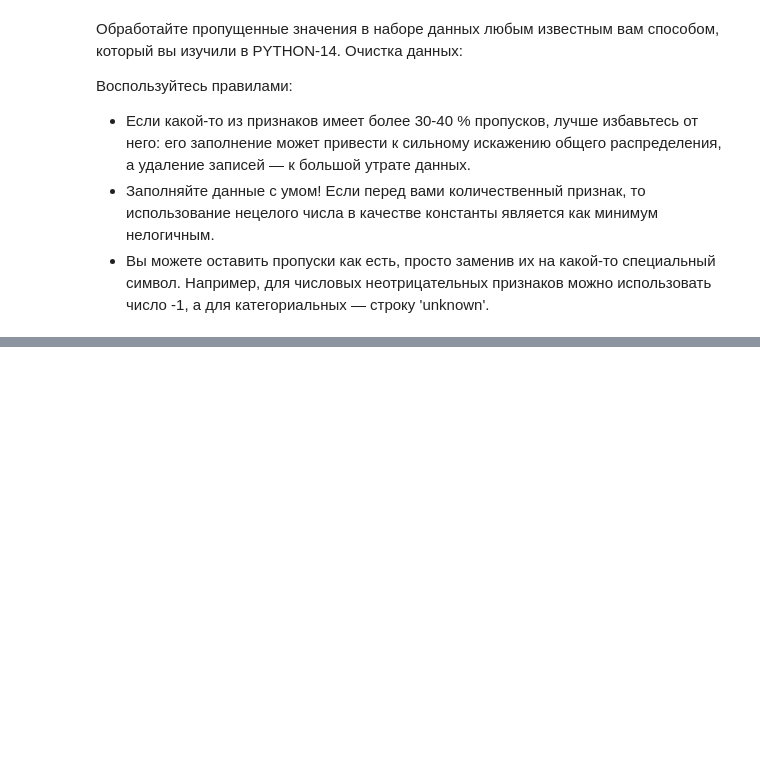
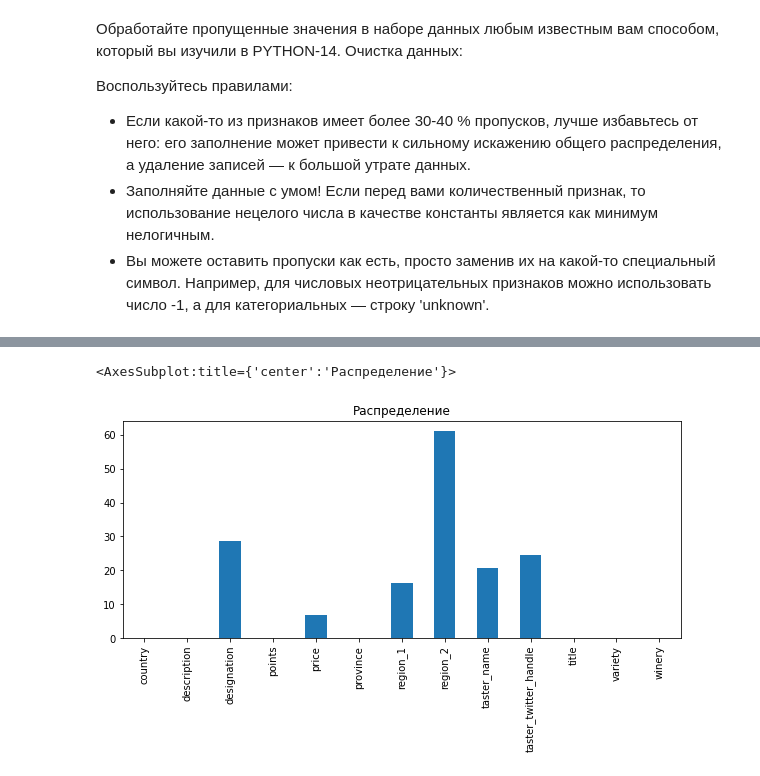
Before and after one commit to AleksejRum/sf_data_science, a Jupyter notebook: Modules/EDA/EDA1_Algorithms_methods/Algorithms_methods.ipynb, the cells around one changed output, grey strips where cells are left out. Drawn from its saved outputs; the diff is of its cells as text; code cells hidden in the pictures; blank space fills up the shorter version.

```diff
--- a/Modules/EDA/EDA1_Algorithms_methods/Algorithms_methods.ipynb
+++ b/Modules/EDA/EDA1_Algorithms_methods/Algorithms_methods.ipynb
@@ -157,3 +187,12 @@ sns.heatmap(df.isnull()) # смотрим, какие признаки оста
+# %%
+colls_null_percent.plot(
+    kind='bar',
+    figsize=(10,4),
+    title='Распределение'
+)
+# %% [output]
+<AxesSubplot:title={'center':'Распределение'}>
+[figure, added]
 # %%
 df.head()
 # %% [output]
```
Also changed, not shown: parts of 22 cells of this notebook, 1 other file.
